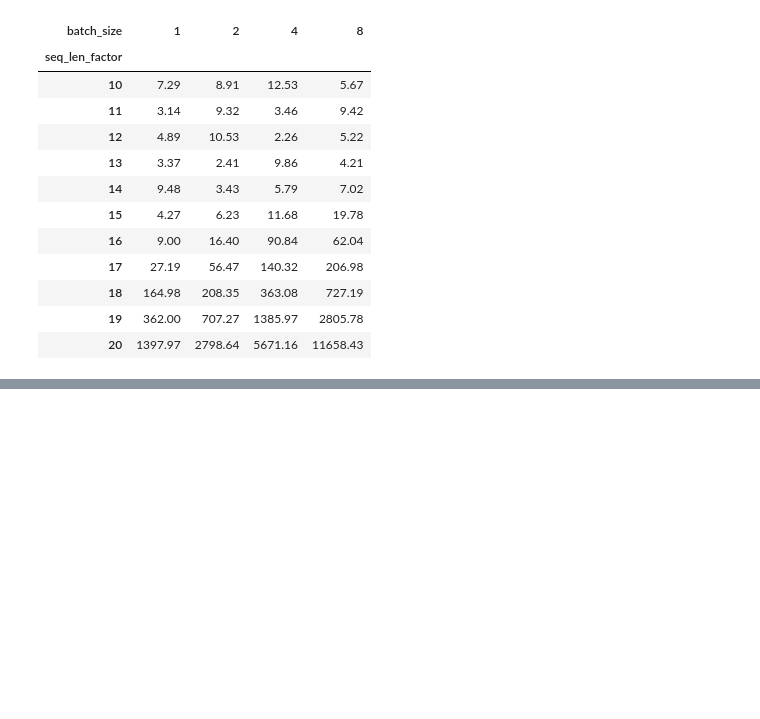
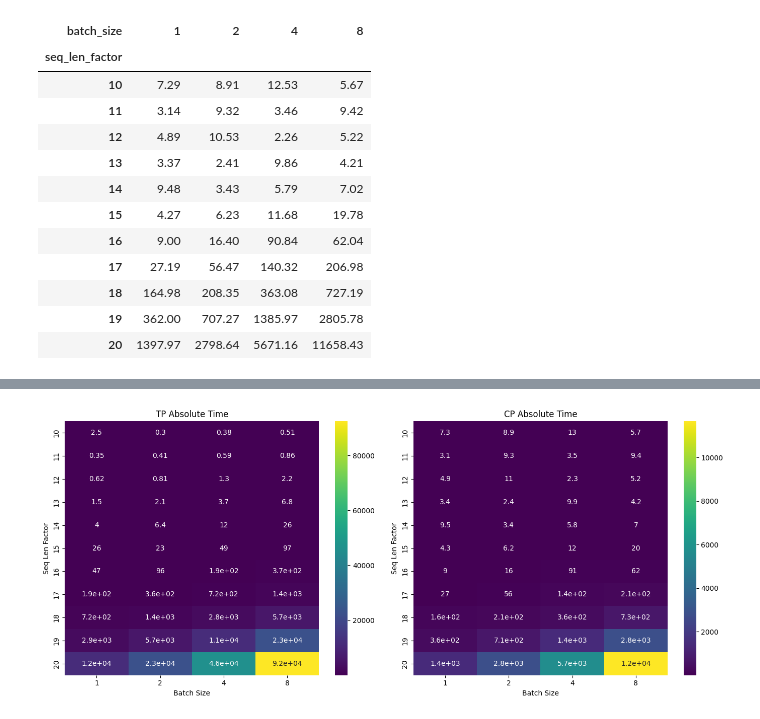
Before and after one commit to hao-ai-lab/distca, a Jupyter notebook: benchmarks/cpvstp_250430/plot.ipynb, the cells around one changed output, grey strips where cells are left out. Cells and saved outputs as stored; diff of their text form; code cells hidden in the pictures; blank space fills up the shorter version.

```diff
--- a/benchmarks/cpvstp_250430/plot.ipynb
+++ b/benchmarks/cpvstp_250430/plot.ipynb
@@ -98,0 +106,25 @@ plt.show()
+# %%
+# Plot the heatmaps for absolute times of tp and cp side by side
+fig, axes = plt.subplots(1, 2, figsize=(14, 6))
+
+# Drop the column where batch size = 16
+tp_pivot_rounded_dropped = tp_pivot_rounded.drop(columns=16, errors='ignore')
+cp_pivot_rounded_dropped = cp_pivot_rounded.drop(columns=16, errors='ignore')
+
+# Plot for tp_pivot_rounded
+sns.heatmap(tp_pivot_rounded_dropped, annot=True, cmap='viridis', ax=axes[0])
+axes[0].set_title("TP Absolute Time")
+axes[0].set_xlabel('Batch Size')
+axes[0].set_ylabel('Seq Len Factor')
+
+# Plot for cp_pivot_rounded
+sns.heatmap(cp_pivot_rounded_dropped, annot=True, cmap='viridis', ax=axes[1])
+axes[1].set_title("CP Absolute Time")
+axes[1].set_xlabel('Batch Size')
+axes[1].set_ylabel('Seq Len Factor')
+
+plt.tight_layout()
+plt.savefig("tp_cp_absolute_time_heatmaps.png", bbox_inches='tight')
+plt.show()
+# %% [output]
+[figure, added]
```
Also changed, not shown: parts of 1 cell of this notebook, 3 other files.
